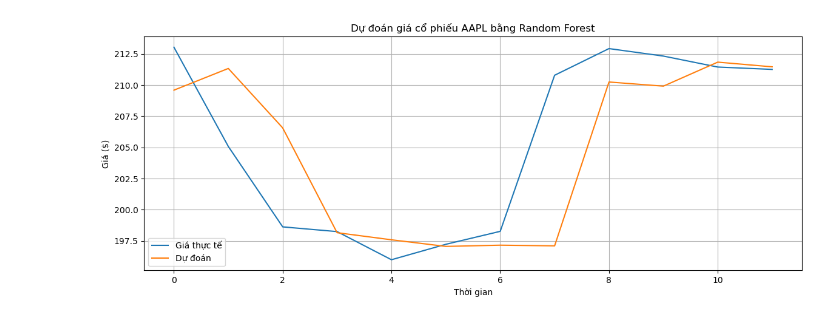
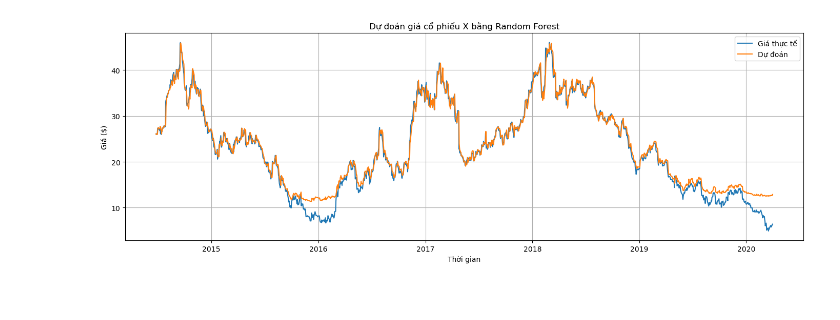
Before and after one commit to vuanhhuyhlqn/stock_predict_ML, a Jupyter notebook: rnd_forest.ipynb, the cells around one changed output. Drawn from its saved outputs; the diff is of its cells as text; code cells hidden in the pictures.

```diff
--- a/rnd_forest.ipynb
+++ b/rnd_forest.ipynb
@@ -39,8 +18,9 @@ Note: you may need to restart the kernel to use updated packages.
 # %%
-data = pd.read_csv("./data/stocks/INTC.csv", sep=',')
+data = pd.read_csv("./data/stocks/F.csv", sep=',')
 
 data['Date'] = pd.to_datetime(data['Date'])
-data.index = range(len(data))
+data.set_index('Date', inplace=True)
 
+data.dropna(inplace=True)
 data.head()
 # %% [output]
@@ -194,24 +250,25 @@ RMSE: 1.0172259697444899
 # %%
 import matplotlib.pyplot as plt
 
 plt.figure(figsize=(14, 5))
-plt.plot(y_test.values, label='Giá thực tế')
-plt.plot(y_pred, label='Dự đoán')
+plt.plot(y_test.index, y_test.values, label='Giá thực tế')
+plt.plot(y_test.index, y_pred, label='Dự đoán')  # Cùng index với y_test
 plt.legend()
 plt.title(f'Dự đoán giá cổ phiếu {ticker} bằng Random Forest')
 plt.xlabel("Thời gian")
 plt.ylabel("Giá ($)")
 plt.grid()
+plt.tight_layout()
 plt.show()
 # plt.figure(figsize=(10, 6))
 # indices = np.argsort(importances)[::-1]
 # plt.bar(range(len(importances)), importances[indices])
 # plt.xticks(range(len(importances)), [features[i] for i in indices], rotation=45)
 # plt.title("Feature Importances (Random Forest)")
 # plt.tight_layout()
 # plt.show()
 # %% [output]
-[figure, old version]
+[figure, new version]
 # %%
 latest_data = X.tail(1)
 next_price = model.predict(latest_data)
```
Also changed, not shown: parts of 7 cells of this notebook, 1 other file.
